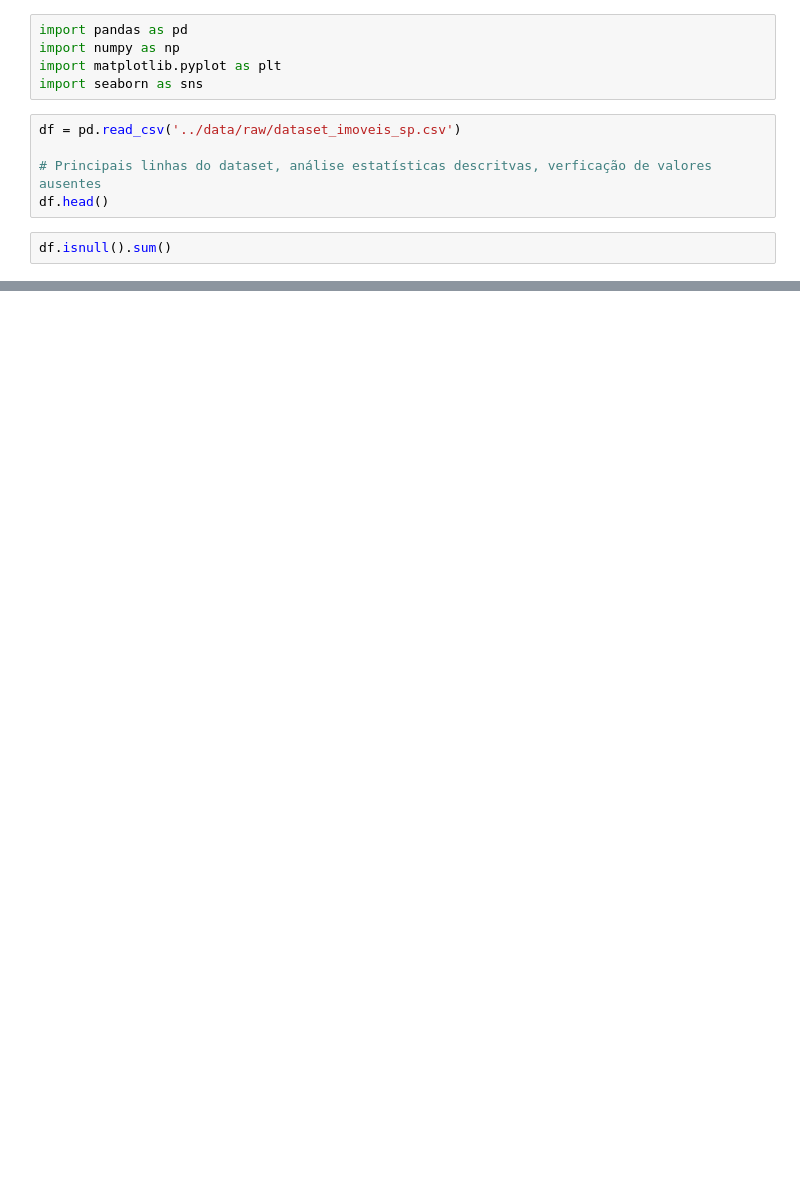
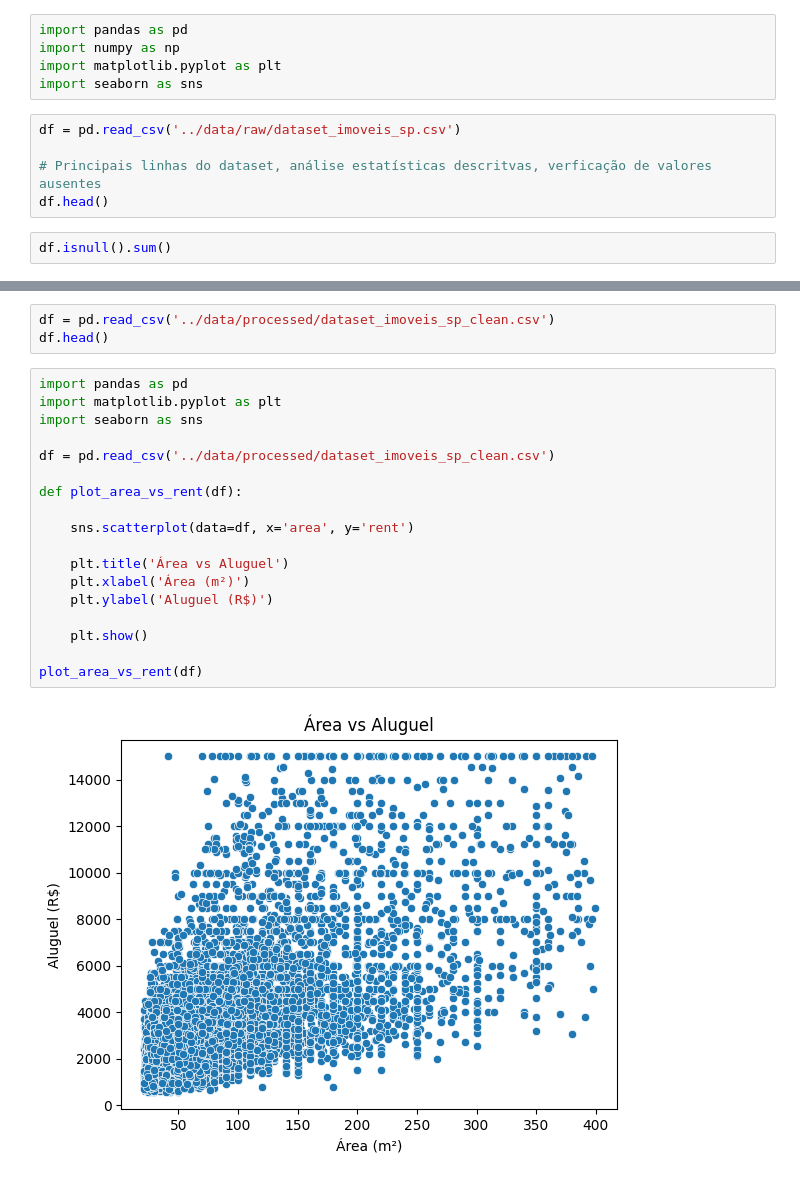
Before and after one commit to fernandarodriguess/AnaliseExploratoria-Imoveis-SP, a Jupyter notebook: notebooks/data_exploration.ipynb, the cells around one changed output, grey strips where cells are left out. Saved outputs shown, nothing was run; the diff lists cells and outputs as text; blank space fills up the shorter version.

Commit message:
Gráfico area vs rent

```diff
--- a/notebooks/data_exploration.ipynb
+++ b/notebooks/data_exploration.ipynb
@@ -29,0 +16,23 @@ Name: count, Length: 1199, dtype: int64
+# %%
+df = pd.read_csv('../data/processed/dataset_imoveis_sp_clean.csv')
+df.head()
+# %%
+import pandas as pd
+import matplotlib.pyplot as plt
+import seaborn as sns
+
+df = pd.read_csv('../data/processed/dataset_imoveis_sp_clean.csv')
+
+def plot_area_vs_rent(df):
+
+    sns.scatterplot(data=df, x='area', y='rent')
+
+    plt.title('Área vs Aluguel')
+    plt.xlabel('Área (m²)')
+    plt.ylabel('Aluguel (R$)')
+
+    plt.show()
+
+plot_area_vs_rent(df)
+# %% [output]
+[figure, added]
```
Also changed, not shown: parts of 1 cell of this notebook, 1 other file.
